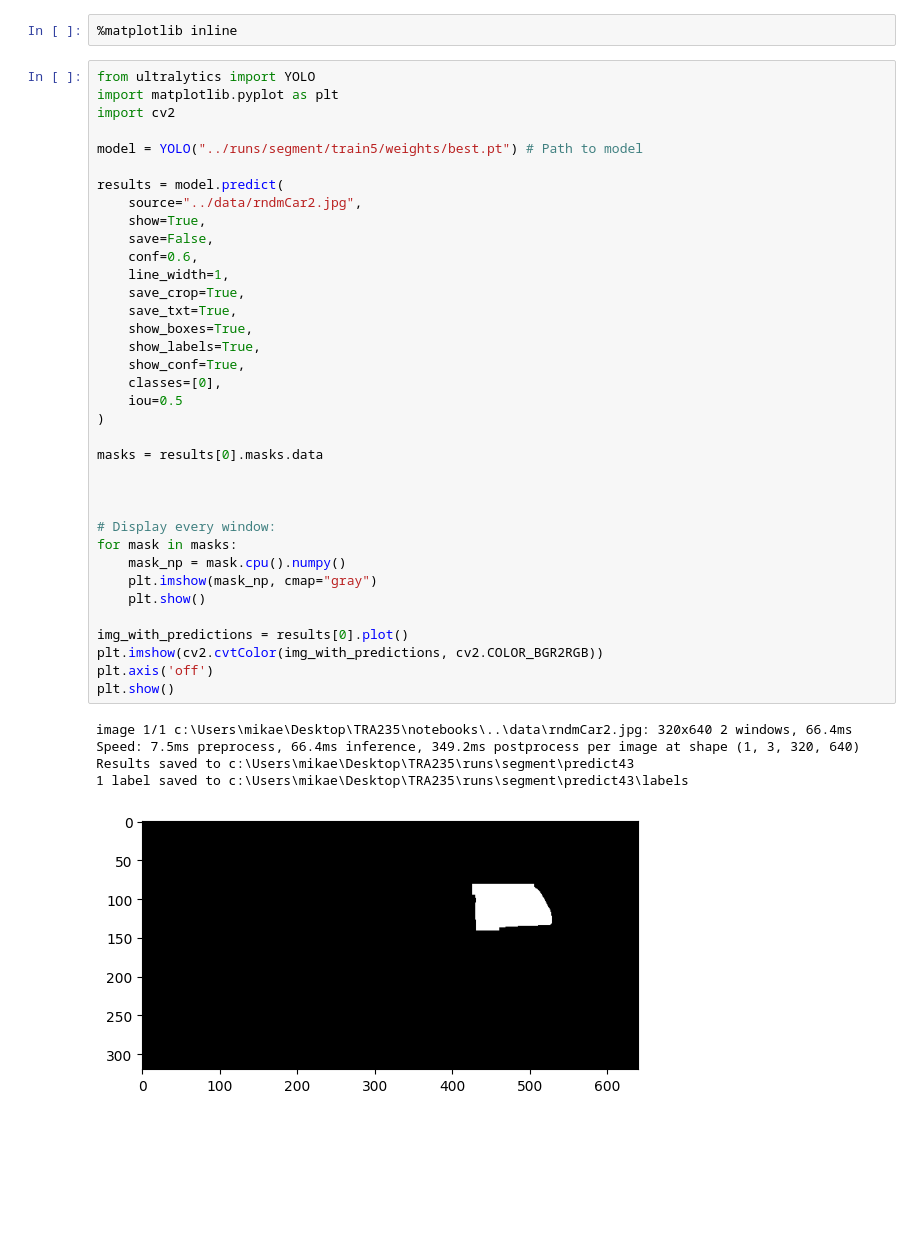
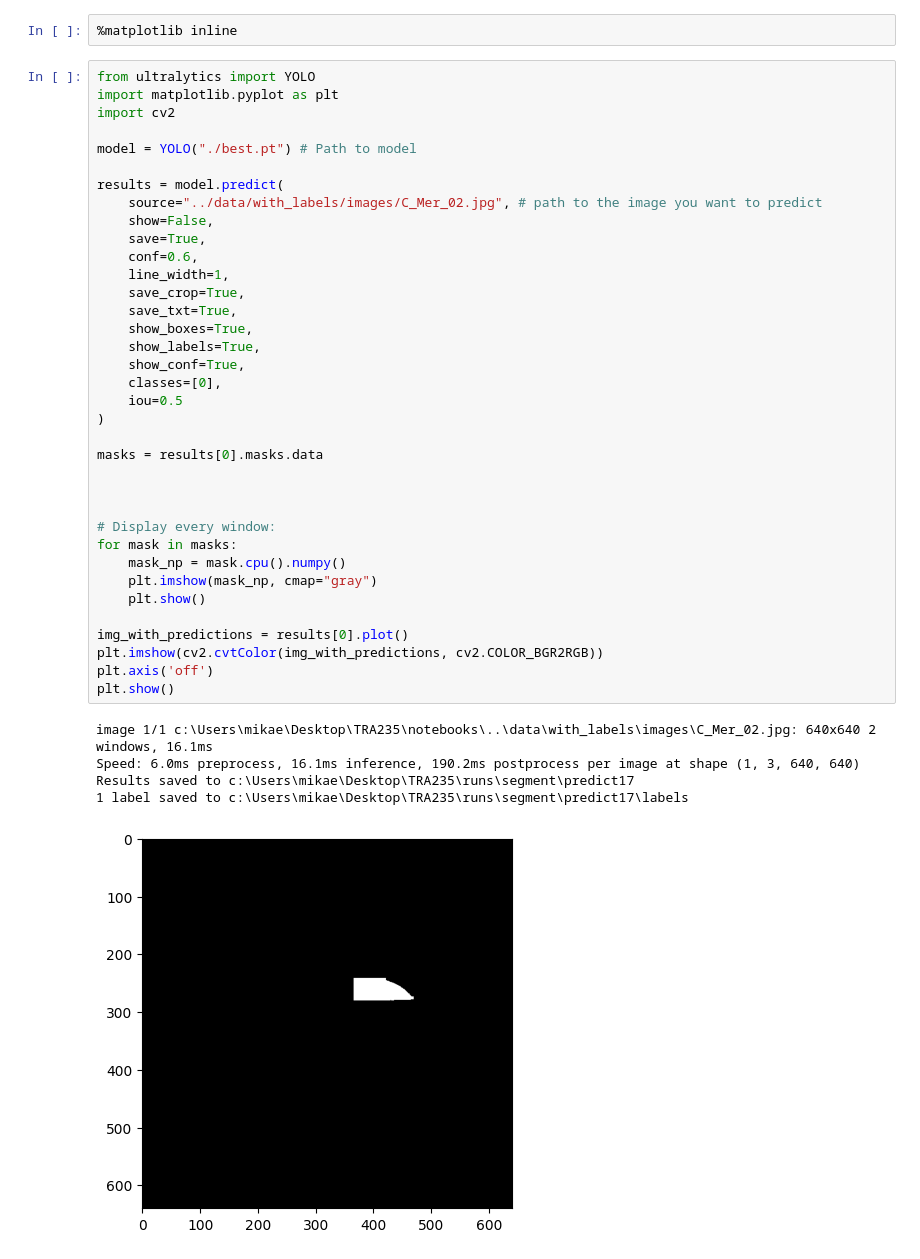
Before and after one commit to Tiazzo/Safety-System-Design, a Jupyter notebook: notebooks/yolo11.ipynb, the cells around one changed output. Drawn from its saved outputs; the diff is of its cells as text; blank space fills up the shorter version.

```diff
--- a/notebooks/yolo11.ipynb
+++ b/notebooks/yolo11.ipynb
@@ -198,40 +196,40 @@ from ultralytics import YOLO
 import matplotlib.pyplot as plt
 import cv2
 
-model = YOLO("../runs/segment/train5/weights/best.pt") # Path to model
+model = YOLO("./best.pt") # Path to model
 
 results = model.predict(
-    source="../data/rndmCar2.jpg",
-    show=True,
-    save=False,
+    source="../data/with_labels/images/C_Mer_02.jpg", # path to the image you want to predict
+    show=False,
+    save=True,
     conf=0.6,
     line_width=1,
     save_crop=True,
     save_txt=True,
     show_boxes=True,
     show_labels=True,
     show_conf=True,
     classes=[0],
     iou=0.5
 )
 
 masks = results[0].masks.data
 
 
 
 # Display every window:
 for mask in masks:
     mask_np = mask.cpu().numpy()
     plt.imshow(mask_np, cmap="gray")
     plt.show()
 
 img_with_predictions = results[0].plot()
 plt.imshow(cv2.cvtColor(img_with_predictions, cv2.COLOR_BGR2RGB))
 plt.axis('off')
 plt.show()
 # %% [output]
-image 1/1 c:\Users\mikae\Desktop\TRA235\notebooks\..\data\rndmCar2.jpg: 320x640 2 windows, 66.4ms
-Speed: 7.5ms preprocess, 66.4ms inference, 349.2ms postprocess per image at shape (1, 3, 320, 640)
-Results saved to c:\Users\mikae\Desktop\TRA235\runs\segment\predict43
-1 label saved to c:\Users\mikae\Desktop\TRA235\runs\segment\predict43\labels
+image 1/1 c:\Users\mikae\Desktop\TRA235\notebooks\..\data\with_labels\images\C_Mer_02.jpg: 640x640 2 windows, 16.1ms
+Speed: 6.0ms preprocess, 16.1ms inference, 190.2ms postprocess per image at shape (1, 3, 640, 640)
+Results saved to c:\Users\mikae\Desktop\TRA235\runs\segment\predict17
+1 label saved to c:\Users\mikae\Desktop\TRA235\runs\segment\predict17\labels
-[figure, old version]
+[figure, new version]
```
Also changed, not shown: parts of 2 cells of this notebook, 3 other files.
